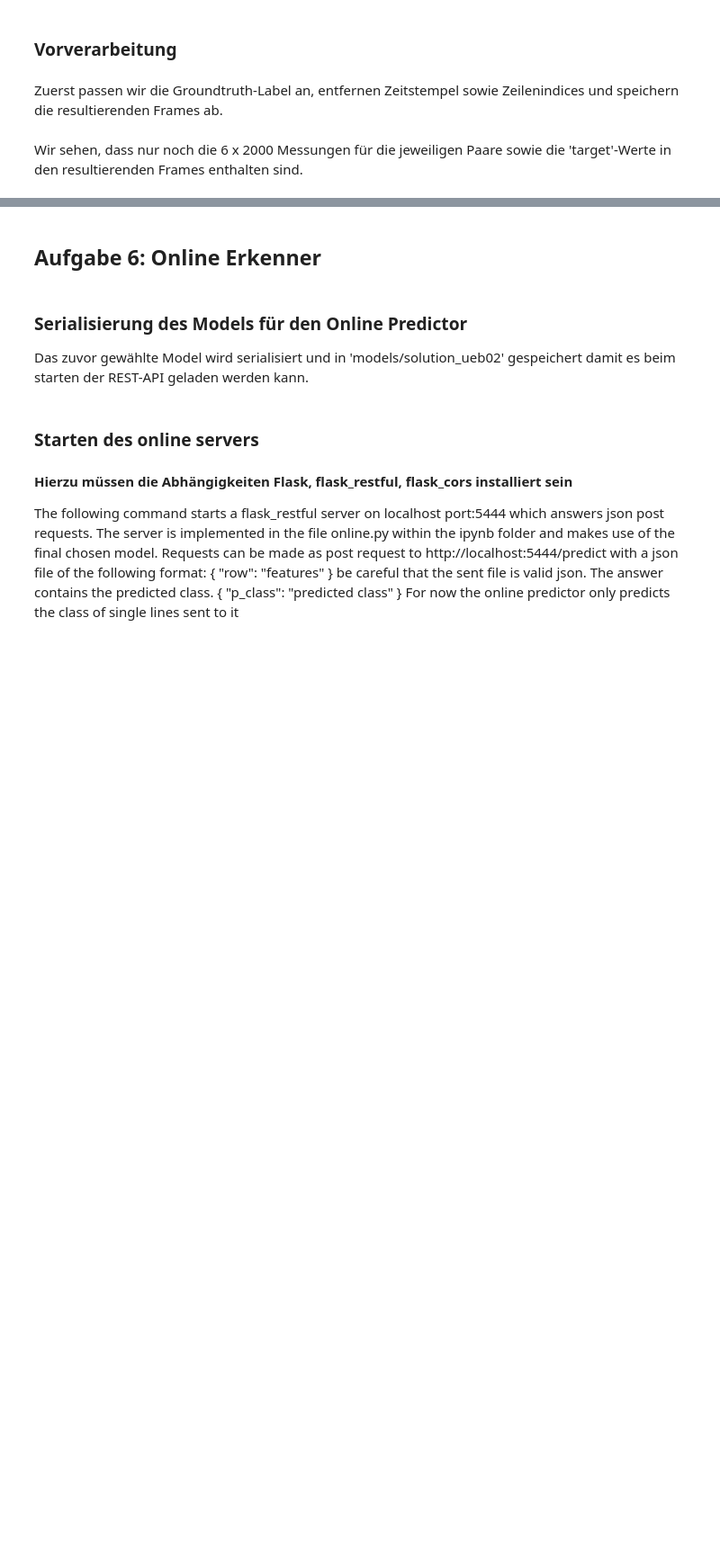
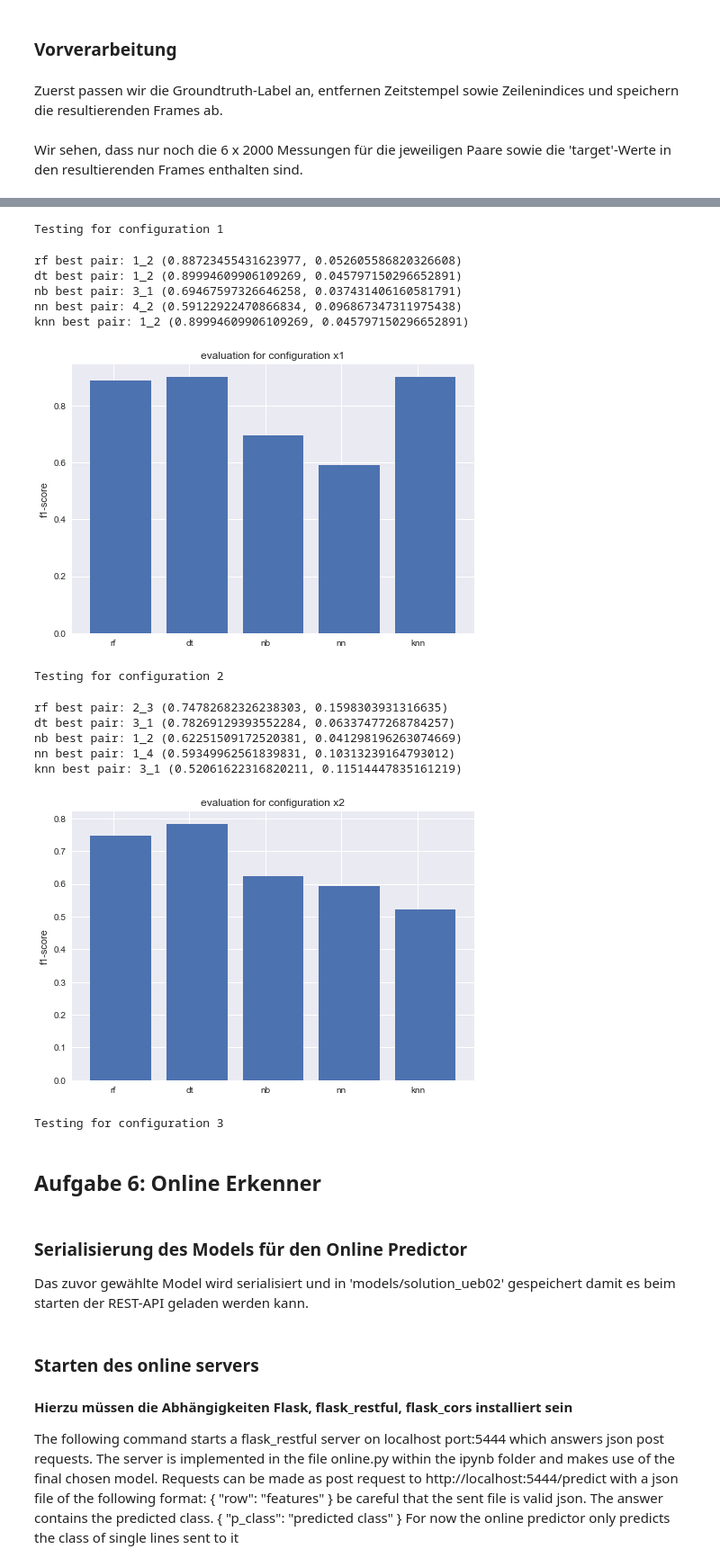
Before and after one commit to hhain/sdap17, a Jupyter notebook: notebooks/solution_ueb02/mustererkennung_in_funkmessdaten.ipynb, the cells around one changed output, grey strips where cells are left out. Shown at 90% size. Saved outputs shown, nothing was run; the diff lists cells and outputs as text; code cells hidden in the pictures; blank space fills up the shorter version.

Commit message:
Implemented selection of best pairing and visualization.

```diff
--- a/notebooks/solution_ueb02/mustererkennung_in_funkmessdaten.ipynb
+++ b/notebooks/solution_ueb02/mustererkennung_in_funkmessdaten.ipynb
@@ -376,19 +507,60 @@ def evaluate_performance(c, p):
     # include a prepare data function?
     ds = prepare_features(c, p)
     return evaluate_models(ds)
+
+def draw_evaluation(c, eval):
+    model = [x for x in eval['1_2']]
+    max_f1 = []
+    max_pair = []
+    for m in model:
+        max_val = 0
+        pair = None
+        for p in eval:
+            if (eval[p][m][0] > max_val):
+                max_val = eval[p][m][0]
+                pair = p
+        max_f1.append(max_val)
+        max_pair.append(pair)
+    for i in range(0, len(max_f1)):
+        print(model[i], "best pair:", max_pair[i], eval[max_pair[i]][model[i]])
+    print()
+    xs = [i + 0.1 for i, _ in enumerate(model)]
+    plt.bar(xs, max_f1)
+    plt.ylabel("f1-score")
+    plt.title("evaluation for configuration x"+c)
+    plt.xticks([i for i, _ in enumerate(model)], model)
+    plt.show()
 # %%
 config = ['1','2','3','4']
 pairing = ['1_2','1_4','2_3','3_1','3_4','4_2']
 tst_ds = []
 
 for c in config:
+    eval = {}
     print("Testing for configuration", c)
     for p in pairing:
-        print("Analyse performance for pairing", p)
+        # print("Analyse performance for pairing", p)
         res = evaluate_performance(c, p)
-        # TODO draw graph
-        for model in res:
-            print(model, res[model])
+        #for model in res:
+        #    print(model, res[model])
+        eval[p] = res
+    draw_evaluation(c, eval)
+# %% [output]
+Testing for configuration 1
+rf best pair: 1_2 (0.88723455431623977, 0.052605586820326608)
+dt best pair: 1_2 (0.89994609906109269, 0.045797150296652891)
+nb best pair: 3_1 (0.69467597326646258, 0.037431406160581791)
+nn best pair: 4_2 (0.59122922470866834, 0.096867347311975438)
+knn best pair: 1_2 (0.89994609906109269, 0.045797150296652891)
+[figure, added]
+Testing for configuration 2
+rf best pair: 2_3 (0.74782682326238303, 0.1598303931316635)
+dt best pair: 3_1 (0.78269129393552284, 0.06337477268784257)
+nb best pair: 1_2 (0.62251509172520381, 0.041298196263074669)
+nn best pair: 1_4 (0.59349962561839831, 0.10313239164793012)
+knn best pair: 3_1 (0.52061622316820211, 0.11514447835161219)
+[figure, added]
+Testing for configuration 3
 # %% [markdown]
 ## Aufgabe 6: Online Erkenner
 # %% [markdown]
```
Also changed, not shown: parts of 16 cells of this notebook.
